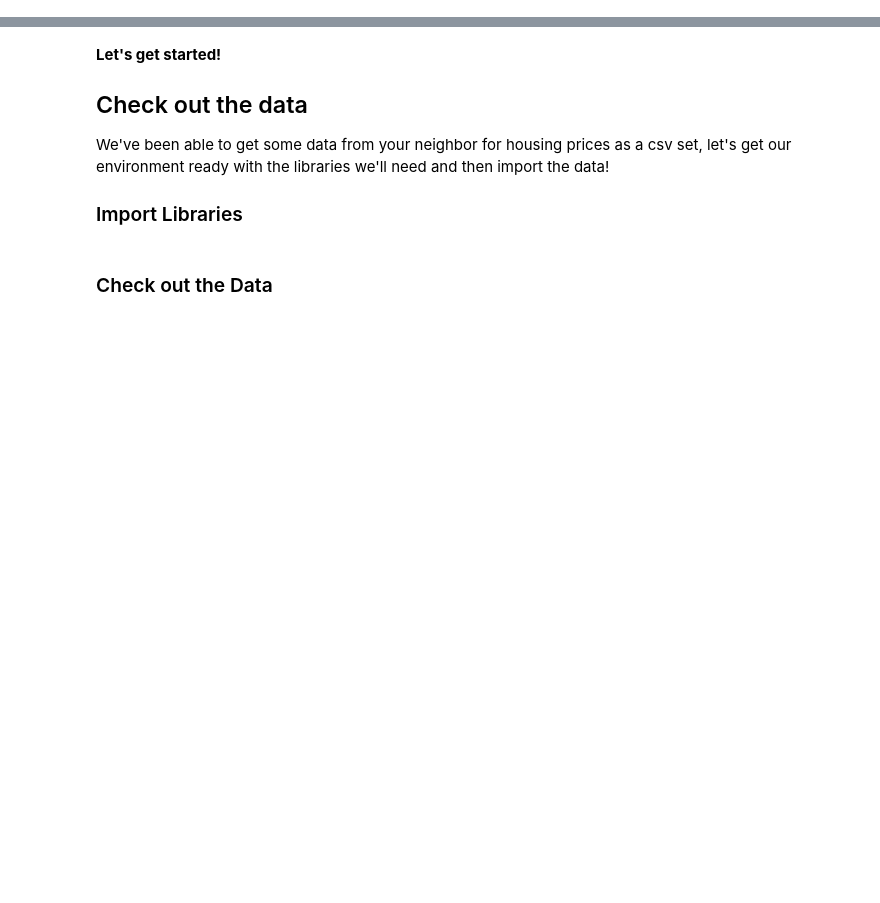
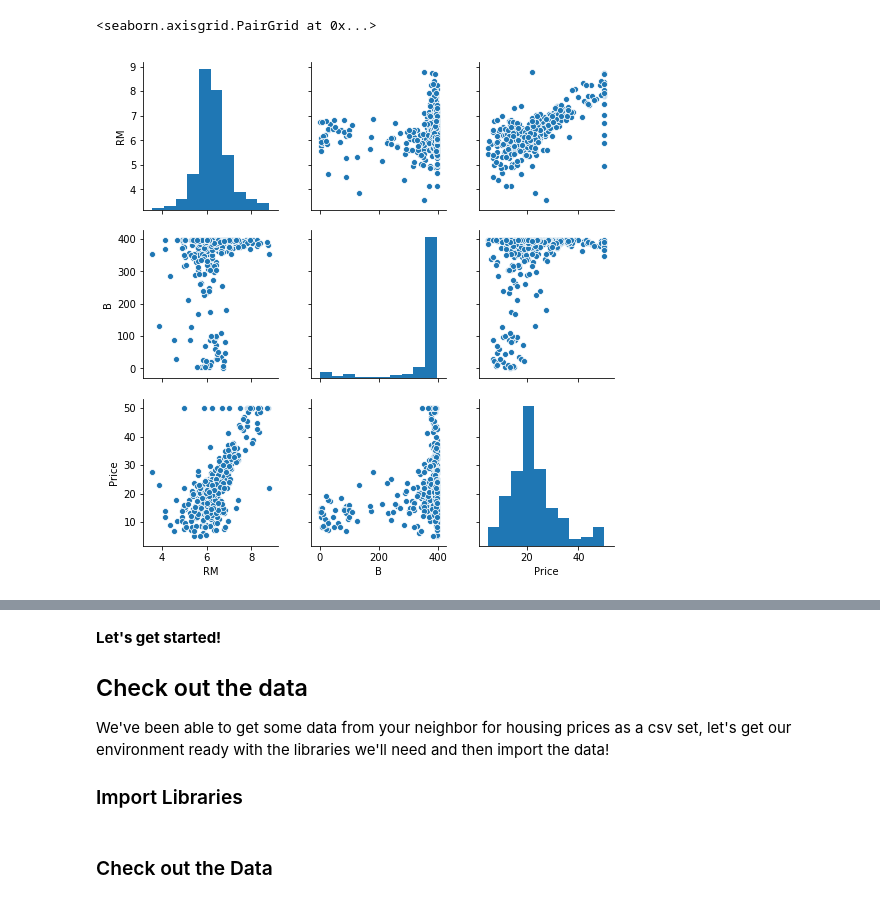
Before and after one commit to Pierrorobis/PythonDataSciencesLearnings, a Jupyter notebook: Jupyter/Machine Learning Sections/Linear-Regression/Linear Regression with Python.ipynb, the cells around one changed output, grey strips where cells are left out. Cells and saved outputs as stored; diff of their text form; code cells hidden in the pictures; blank space fills up the shorter version.

```diff
--- a/Jupyter/Machine Learning Sections/Linear-Regression/Linear Regression with Python.ipynb
+++ b/Jupyter/Machine Learning Sections/Linear-Regression/Linear Regression with Python.ipynb
@@ -0,0 +7,3 @@
+# %%
+from sklearn.datasets import load_boston
+boston = load_boston()
@@ -0,0 +34,4 @@
+# %%
+df = pd.DataFrame(boston['data'])
+# %%
+df.columns = boston['feature_names']
@@ -0,0 +107,7 @@
+# %%
+df['Price'] = boston.target
+# %%
+sns.pairplot(df[['RM','B','Price']])
+# %% [output]
+<seaborn.axisgrid.PairGrid at 0x...>
+[figure, added]
```
Also changed, not shown: parts of 11 cells of this notebook, 1 other file.
